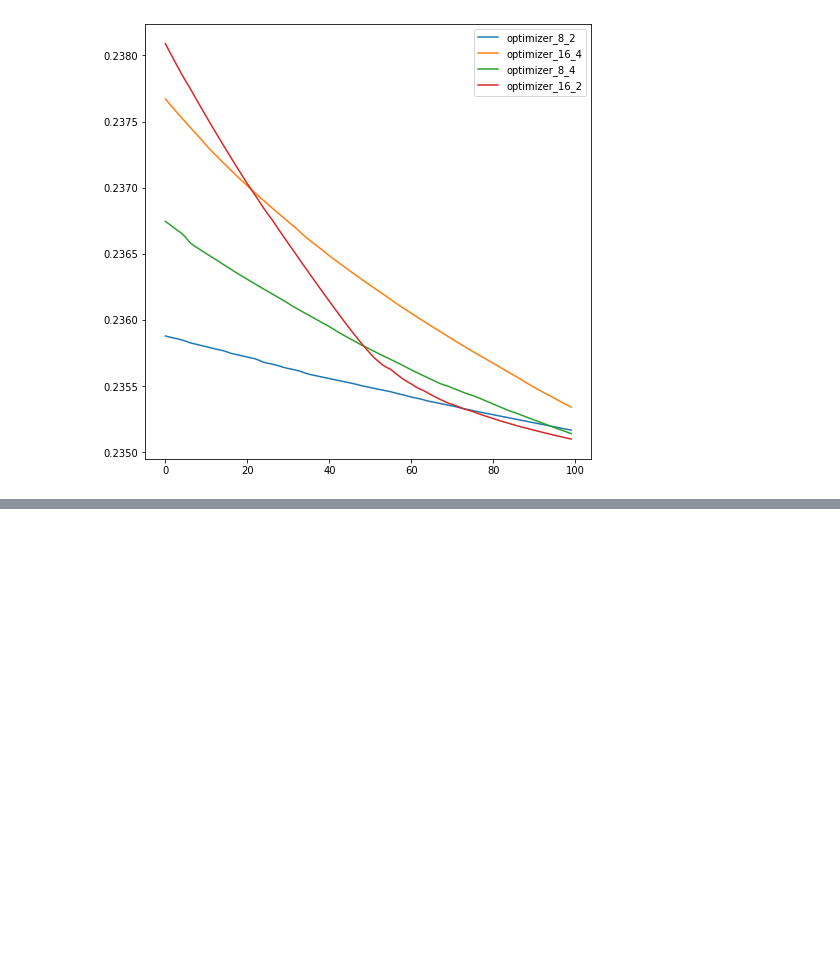
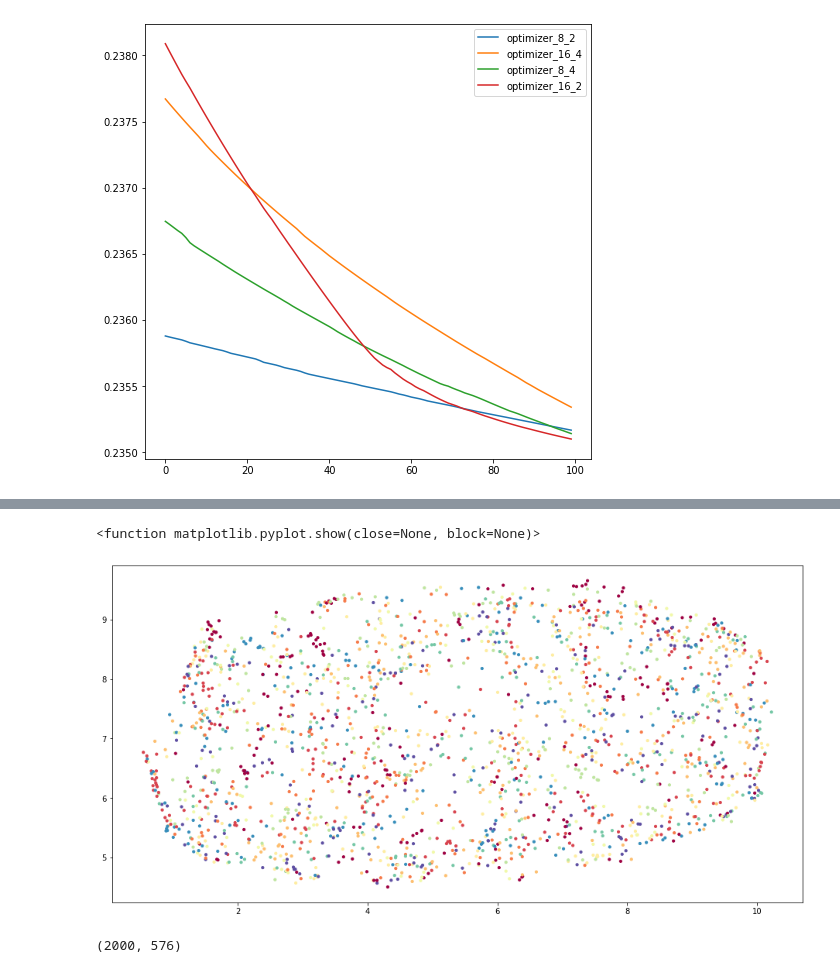
Before and after one commit to olgaszatkowska/neural_networks_course, a Jupyter notebook: convolution_affnist_results.ipynb, the cells around one changed output, grey strips where cells are left out. Saved outputs shown, nothing was run; the diff lists cells and outputs as text; code cells hidden in the pictures; blank space fills up the shorter version.

```diff
--- a/convolution_affnist_results.ipynb
+++ b/convolution_affnist_results.ipynb
@@ -85,0 +95,10 @@ array([[[[ 1.0996343 , -0.50690282],
+# %%
+import umap
+
+plt.figure(figsize=(16, 8))
+embedding = umap.UMAP().fit_transform(model_8_4.forward_slice(inputs, 1).reshape(2000, -1))
+plt.scatter(*embedding.T, s=10, c=Y_test, cmap="Spectral", alpha=1.0)
+plt.show
+# %% [output]
+<function matplotlib.pyplot.show(close=None, block=None)>
+[figure, added]
@@ -85,0 +107,5 @@ array([[[[ 1.0996343 , -0.50690282],
+# %%
+encoded_reshaped = encoded.reshape(2000, -1)
+encoded_reshaped.shape
+# %% [output]
+(2000, 576)
```
Also changed, not shown: parts of 11 cells of this notebook, 3 other files.
